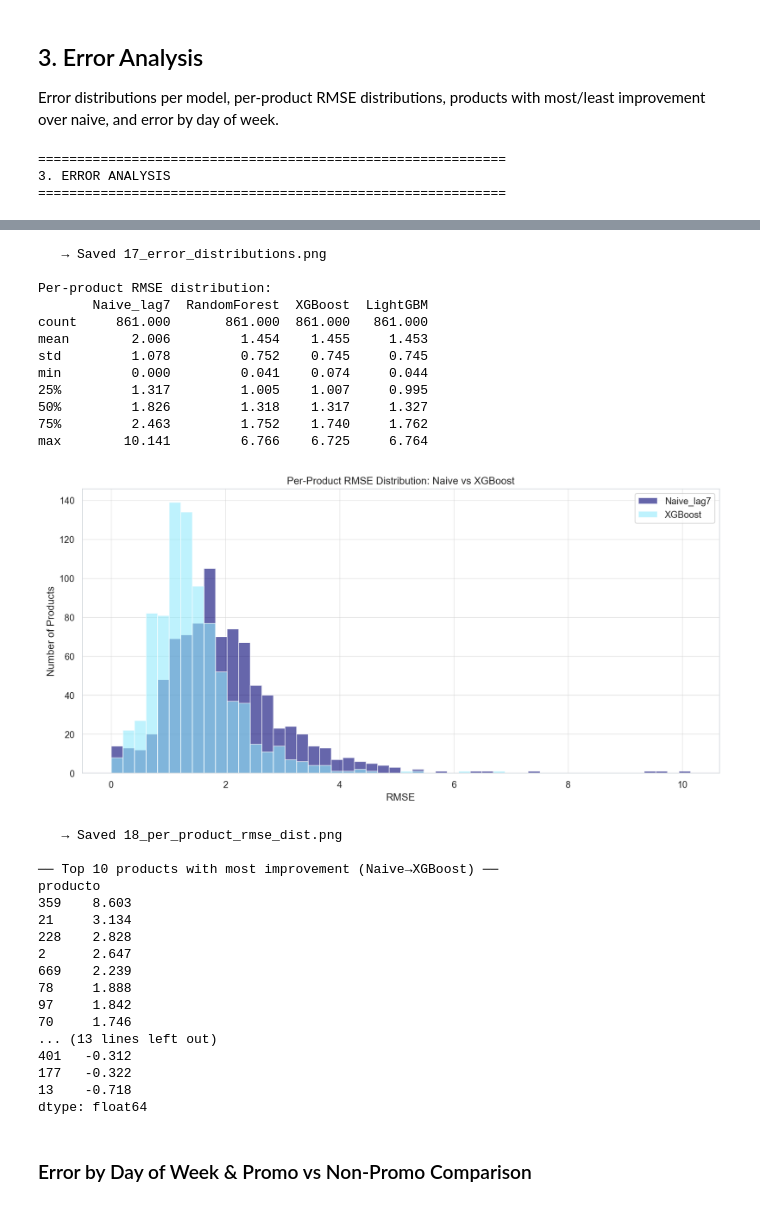
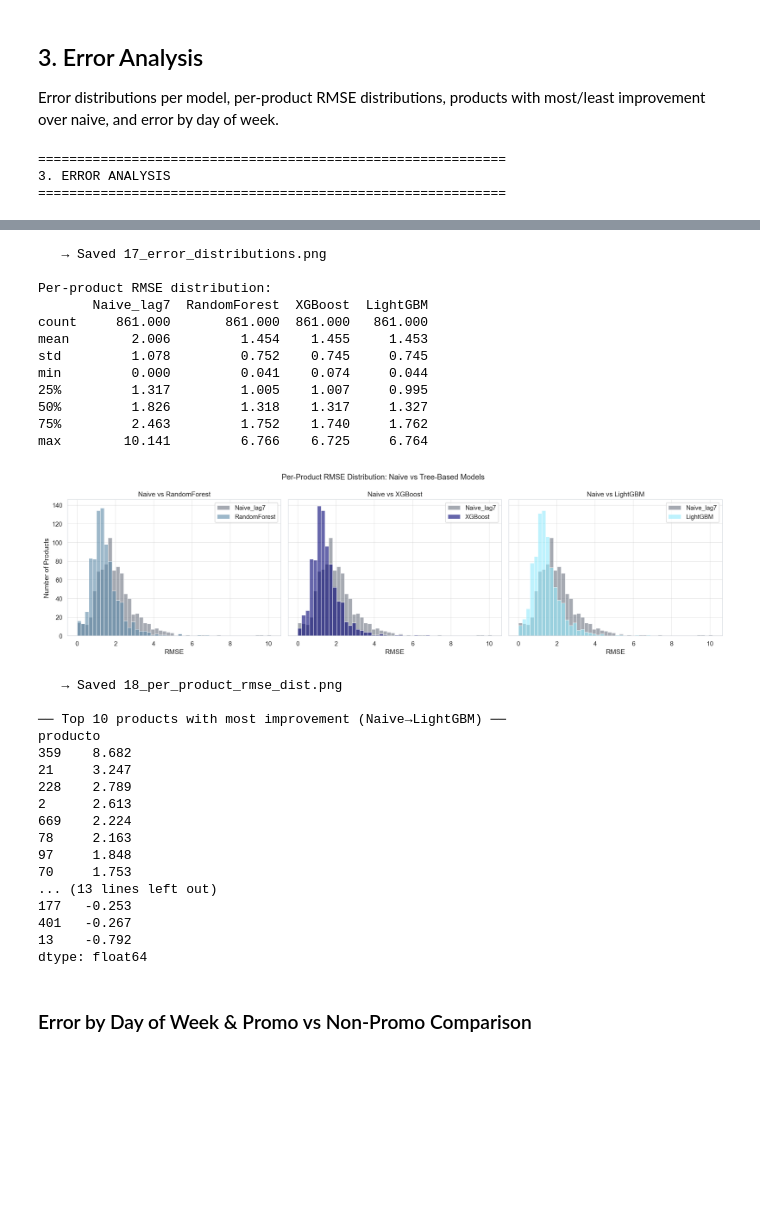
Before and after one commit to onamasserra/tfm-demand-forecasting, a Jupyter notebook: TFM_Ona_Code/04_evaluation.ipynb, the cells around one changed output, grey strips where cells are left out. Cells and saved outputs as stored; diff of their text form; code cells hidden in the pictures; blank space fills up the shorter version.

Commit message:
fix: Correct results table to last-fold numbers, present tree models as tied, update plots to show all 3 ML models

```diff
--- a/TFM_Ona_Code/04_evaluation.ipynb
+++ b/TFM_Ona_Code/04_evaluation.ipynb
@@ -196,60 +196,64 @@ for m in models:
     )
     prod_rmse[m] = per_prod
 
 prod_rmse_df = pd.DataFrame(prod_rmse)
 print(prod_rmse_df.describe().round(3))
 
-fig, ax = plt.subplots(figsize=(12, 6))
-prod_rmse_df[['Naive_lag7', 'XGBoost']].plot(
-    kind='hist', bins=50, alpha=0.6, ax=ax, edgecolor='white',
-    color=[PRIMARY, SECONDARY]
-)
-ax.set_title('Per-Product RMSE Distribution: Naive vs XGBoost')
-ax.set_xlabel('RMSE')
-ax.set_ylabel('Number of Products')
+fig, axes = plt.subplots(1, 3, figsize=(18, 5), sharey=True)
+ml_models = ['RandomForest', 'XGBoost', 'LightGBM']
+ml_colors = [get_model_color(m) for m in ml_models]
+for ax, ml_model, ml_color in zip(axes, ml_models, ml_colors):
+    prod_rmse_df[['Naive_lag7', ml_model]].plot(
+        kind='hist', bins=50, alpha=0.6, ax=ax, edgecolor='white',
+        color=[get_model_color('Naive_lag7'), ml_color]
+    )
+    ax.set_title(f'Naive vs {ml_model}')
+    ax.set_xlabel('RMSE')
+axes[0].set_ylabel('Number of Products')
+plt.suptitle('Per-Product RMSE Distribution: Naive vs Tree-Based Models', fontsize=14)
 save_fig('18_per_product_rmse_dist')
 
 # 3.3 Products where ML improves most / least
-improvement = prod_rmse_df['Naive_lag7'] - prod_rmse_df['XGBoost']
+improvement = prod_rmse_df['Naive_lag7'] - prod_rmse_df['LightGBM']
 improvement = improvement.sort_values(ascending=False)
-print(f'\n\u2500\u2500 Top 10 products with most improvement (Naive\u2192XGBoost) \u2500\u2500')
+print(f'\n\u2500\u2500 Top 10 products with most improvement (Naive\u2192LightGBM) \u2500\u2500')
 print(improvement.head(10).round(3))
 print(f'\n\u2500\u2500 10 products with least improvement \u2500\u2500')
 print(improvement.tail(10).round(3))
 # %% [output]
 ============================================================
 3. ERROR ANALYSIS
 ============================================================
 [figure]
    → Saved 17_error_distributions.png
 
 Per-product RMSE distribution:
        Naive_lag7  RandomForest  XGBoost  LightGBM
 count     861.000       861.000  861.000   861.000
 mean        2.006         1.454    1.455     1.453
 std         1.078         0.752    0.745     0.745
 min         0.000         0.041    0.074     0.044
 25%         1.317         1.005    1.007     0.995
 50%         1.826         1.318    1.317     1.327
 75%         2.463         1.752    1.740     1.762
 max        10.141         6.766    6.725     6.764
-[figure, old version]
+[figure, new version]
    → Saved 18_per_product_rmse_dist.png
 
-── Top 10 products with most improvement (Naive→XGBoost) ──
+── Top 10 products with most improvement (Naive→LightGBM) ──
 producto
-359    8.603
-21     3.134
-228    2.828
-2      2.647
-669    2.239
-78     1.888
-97     1.842
-70     1.746
+359    8.682
+21     3.247
+228    2.789
+2      2.613
+669    2.224
+78     2.163
+97     1.848
+70     1.753
 ... (13 lines left out)
-401   -0.312
-177   -0.322
-13    -0.718
+177   -0.253
+401   -0.267
+13    -0.792
 dtype: float64
 # %% [markdown]
 ### Error by Day of Week & Promo vs Non-Promo Comparison
```
Also changed, not shown: 4 other files.
